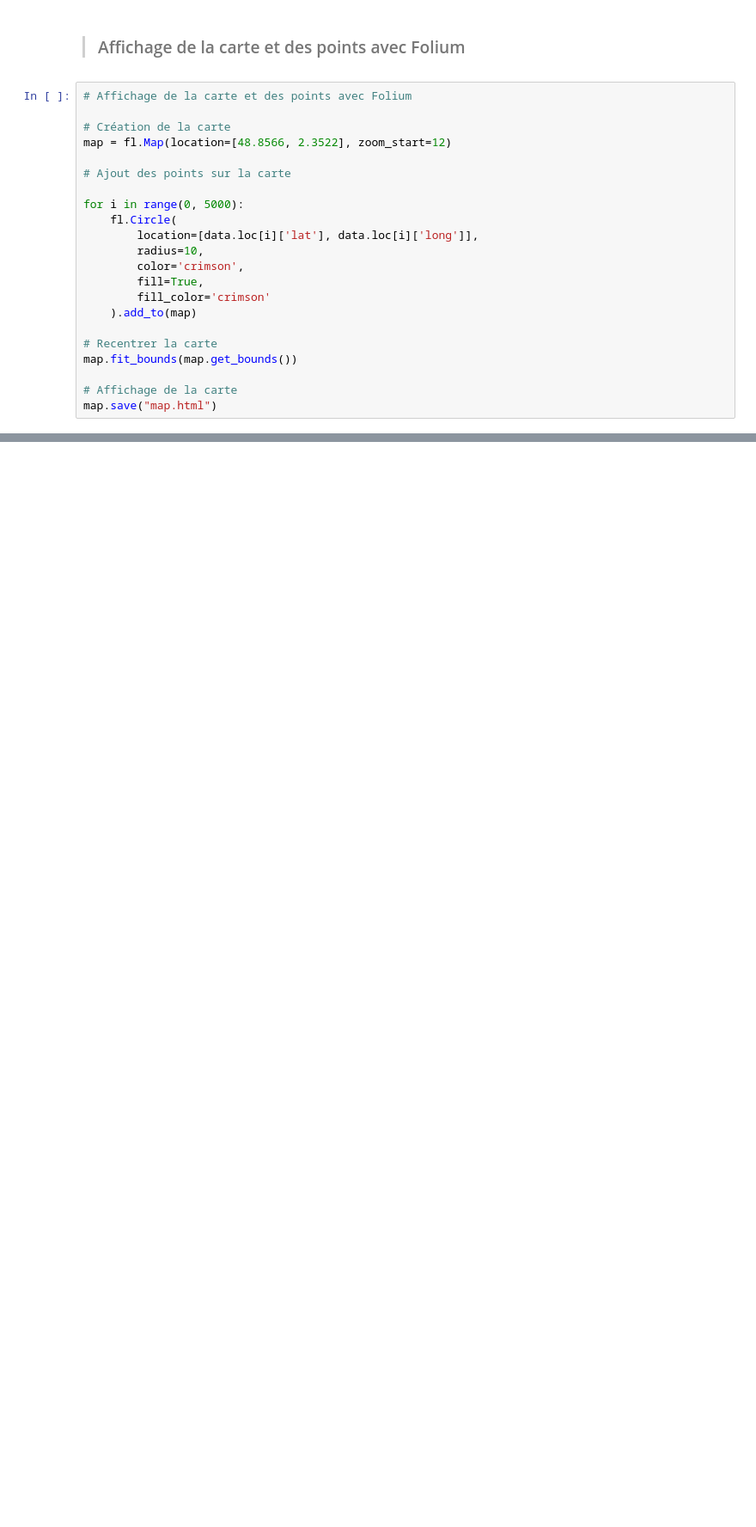
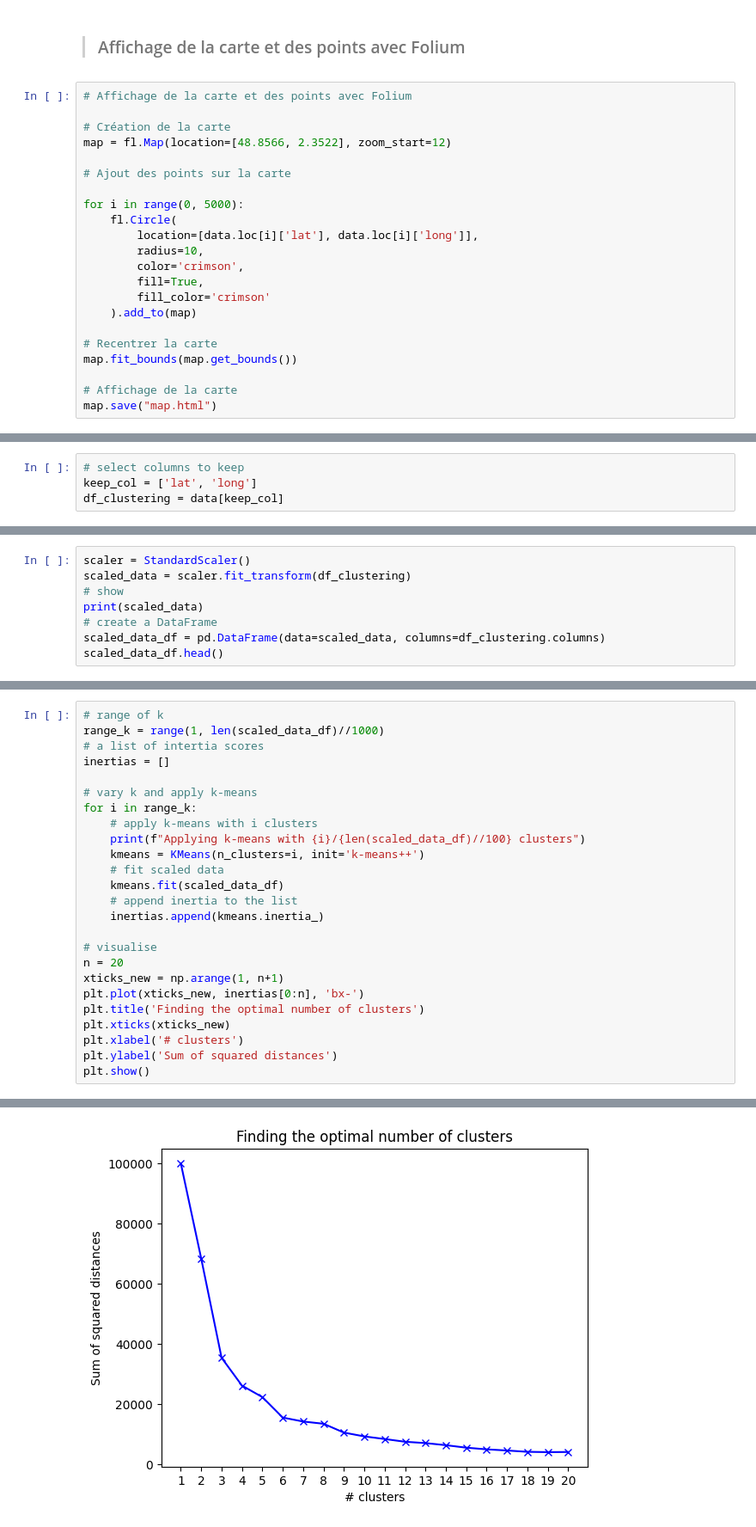
Before and after one commit to AdSchl2E/4IF-Data_Mining_Project, a Jupyter notebook: DataMiningProject.ipynb, the cells around one changed output, grey strips where cells are left out. Shown at 86% size. Saved outputs shown, nothing was run; the diff lists cells and outputs as text; blank space fills up the shorter version.

```diff
--- a/DataMiningProject.ipynb
+++ b/DataMiningProject.ipynb
@@ -89,0 +127,4 @@ map.save("map.html")
+# %%
+# select columns to keep
+keep_col = ['lat', 'long']
+df_clustering = data[keep_col]
@@ -89,0 +133,8 @@ map.save("map.html")
+# %%
+scaler = StandardScaler()
+scaled_data = scaler.fit_transform(df_clustering)
+# show
+print(scaled_data)
+# create a DataFrame
+scaled_data_df = pd.DataFrame(data=scaled_data, columns=df_clustering.columns)
+scaled_data_df.head()
@@ -89,0 +159,26 @@ map.save("map.html")
+# %%
+# range of k
+range_k = range(1, len(scaled_data_df)//1000)
+# a list of intertia scores
+inertias = []
+
+# vary k and apply k-means
+for i in range_k:
+    # apply k-means with i clusters
+    print(f"Applying k-means with {i}/{len(scaled_data_df)//100} clusters")
+    kmeans = KMeans(n_clusters=i, init='k-means++')
+    # fit scaled data
+    kmeans.fit(scaled_data_df)
+    # append inertia to the list
+    inertias.append(kmeans.inertia_)
+
+# visualise
+n = 20
+xticks_new = np.arange(1, n+1)
+plt.plot(xticks_new, inertias[0:n], 'bx-')
+plt.title('Finding the optimal number of clusters')
+plt.xticks(xticks_new)
+plt.xlabel('# clusters')
+plt.ylabel('Sum of squared distances')
+plt.show()
+# %% [output]
@@ -89,0 +202 @@ map.save("map.html")
+[figure, added]
```
Also changed, not shown: parts of 33 cells of this notebook, 8 other files.
